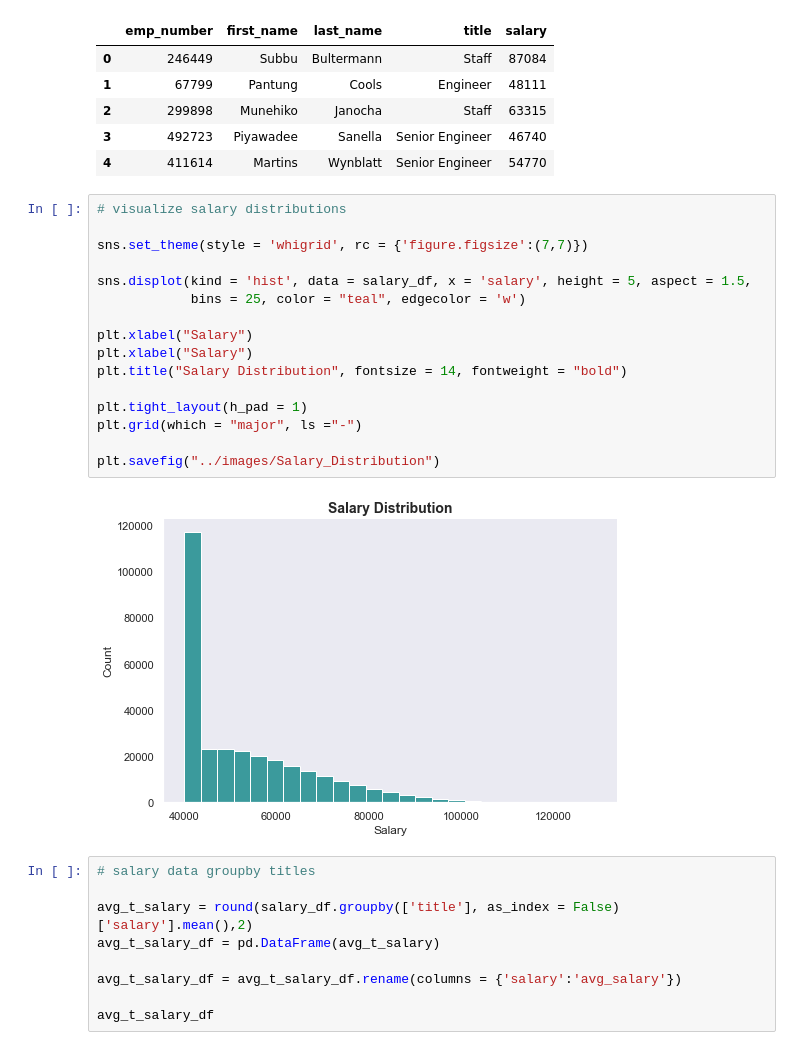
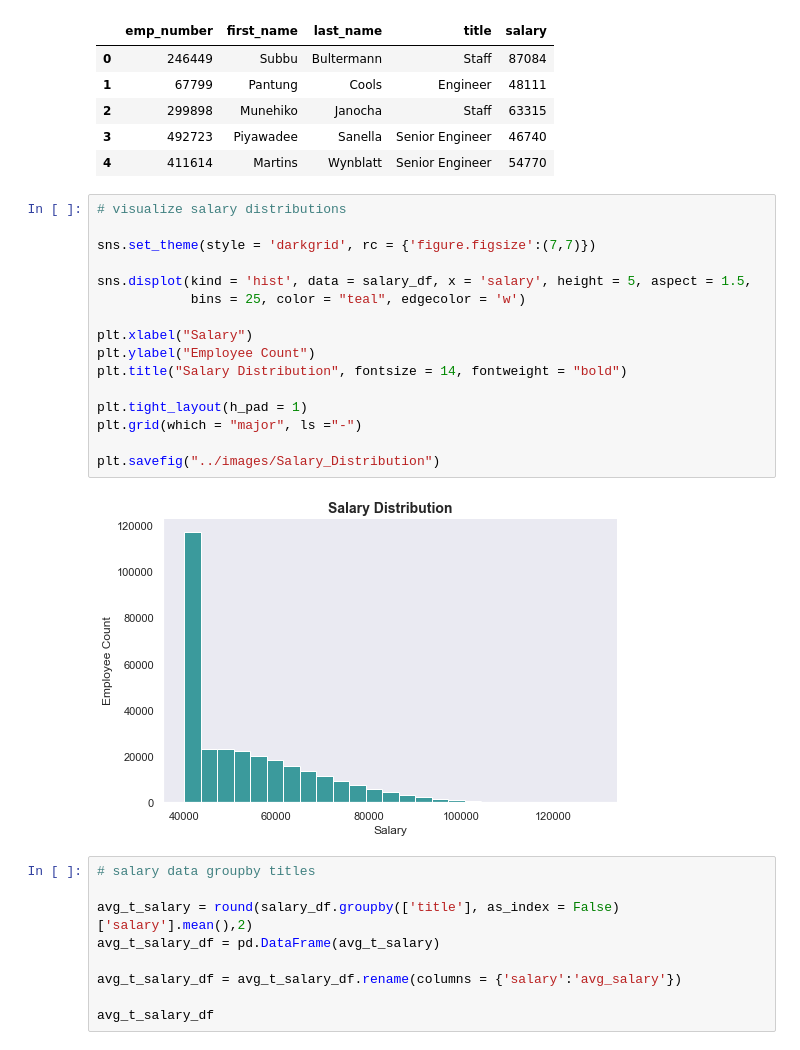
Before and after one commit to PeiDay/Employee_SQL_ERD, a Jupyter notebook: EmployeeSQL/data_visualization.ipynb, the cells around one changed output. Saved outputs shown, nothing was run; the diff lists cells and outputs as text.

Commit message:
update the chart

```diff
--- a/EmployeeSQL/data_visualization.ipynb
+++ b/EmployeeSQL/data_visualization.ipynb
@@ -54,21 +54,21 @@ salary_df.head()
 # %%
 # visualize salary distributions
 
-sns.set_theme(style = 'whigrid', rc = {'figure.figsize':(7,7)})
+sns.set_theme(style = 'darkgrid', rc = {'figure.figsize':(7,7)})
 
 sns.displot(kind = 'hist', data = salary_df, x = 'salary', height = 5, aspect = 1.5,
             bins = 25, color = "teal", edgecolor = 'w')
 
 plt.xlabel("Salary")
-plt.xlabel("Salary")
+plt.ylabel("Employee Count")
 plt.title("Salary Distribution", fontsize = 14, fontweight = "bold")
 
 plt.tight_layout(h_pad = 1)
 plt.grid(which = "major", ls ="-")
 
 plt.savefig("../images/Salary_Distribution")
 # %% [output]
-[figure, old version]
+[figure, new version]
 # %%
 # salary data groupby titles
 
```
Also changed, not shown: 1 other file.
